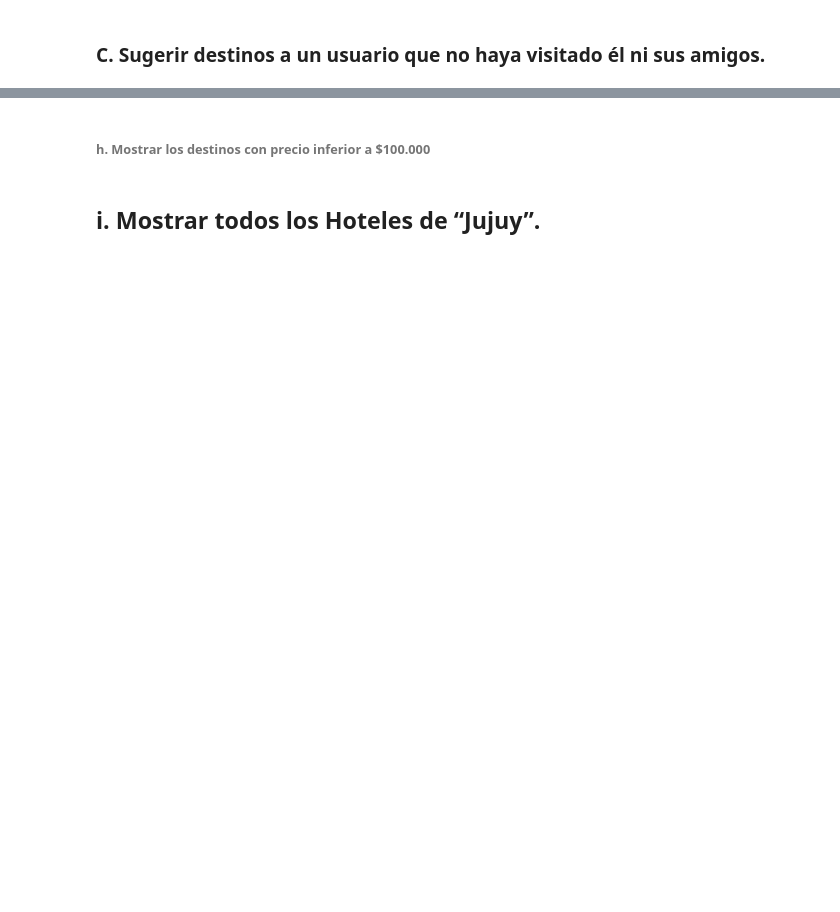
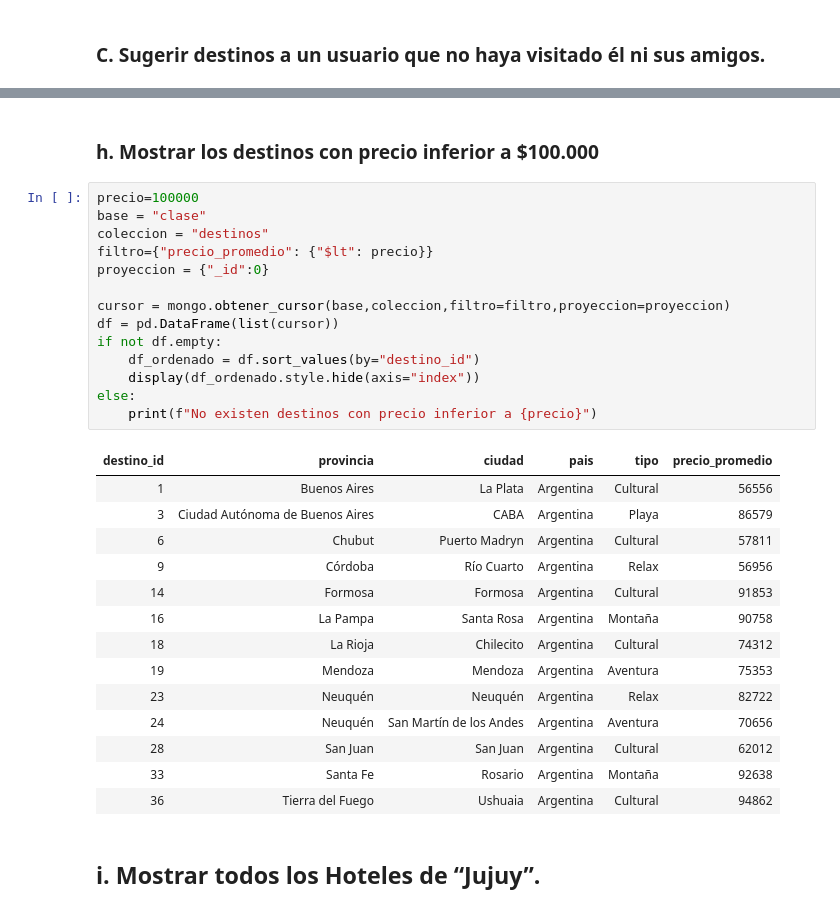
Before and after one commit to dariomicheli/BaseDatos, a Jupyter notebook: notebooks/Consultas.ipynb, the cells around one changed output, grey strips where cells are left out. Drawn from its saved outputs; the diff is of its cells as text; blank space fills up the shorter version.

```diff
--- a/notebooks/Consultas.ipynb
+++ b/notebooks/Consultas.ipynb
@@ -175,5 +276,34 @@ else:
 # %% [markdown]
-###### h. Mostrar los destinos con precio inferior a $100.000
+### h. Mostrar los destinos con precio inferior a $100.000
+# %%
+precio=100000
+base = "clase"
+coleccion = "destinos"
+filtro={"precio_promedio": {"$lt": precio}}
+proyeccion = {"_id":0}
+
+cursor = mongo.obtener_cursor(base,coleccion,filtro=filtro,proyeccion=proyeccion)
+df = pd.DataFrame(list(cursor))
+if not df.empty:
+    df_ordenado = df.sort_values(by="destino_id")
+    display(df_ordenado.style.hide(axis="index"))
+else:
+    print(f"No existen destinos con precio inferior a {precio}")
+# %% [output]
+| destino_id | provincia | ciudad | pais | tipo | precio_promedio |
+| 1 | Buenos Aires | La Plata | Argentina | Cultural | 56556 |
+| 3 | Ciudad Autónoma de Buenos Aires | CABA | Argentina | Playa | 86579 |
+| 6 | Chubut | Puerto Madryn | Argentina | Cultural | 57811 |
+| 9 | Córdoba | Río Cuarto | Argentina | Relax | 56956 |
+| 14 | Formosa | Formosa | Argentina | Cultural | 91853 |
+| 16 | La Pampa | Santa Rosa | Argentina | Montaña | 90758 |
+| 18 | La Rioja | Chilecito | Argentina | Cultural | 74312 |
+| 19 | Mendoza | Mendoza | Argentina | Aventura | 75353 |
+| 23 | Neuquén | Neuquén | Argentina | Relax | 82722 |
+| 24 | Neuquén | San Martín de los Andes | Argentina | Aventura | 70656 |
+| 28 | San Juan | San Juan | Argentina | Cultural | 62012 |
+| 33 | Santa Fe | Rosario | Argentina | Montaña | 92638 |
+| 36 | Tierra del Fuego | Ushuaia | Argentina | Cultural | 94862 |
 # %% [markdown]
 ## i. Mostrar todos los Hoteles de “Jujuy”.
 # %%
```
Also changed, not shown: parts of 23 cells of this notebook, 1 other file.
